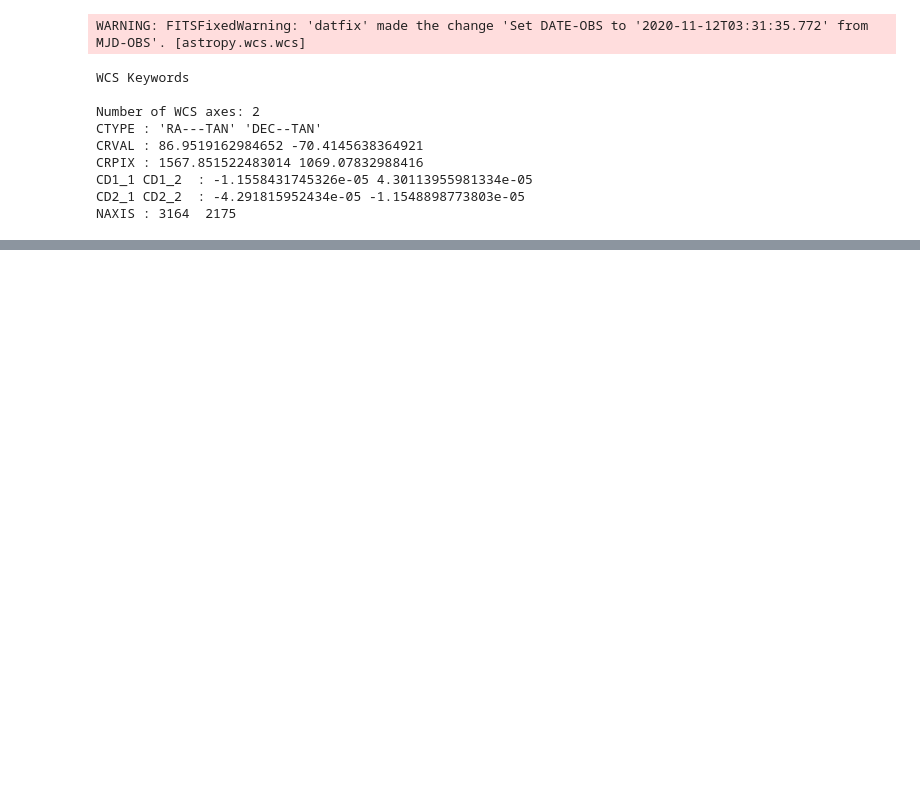
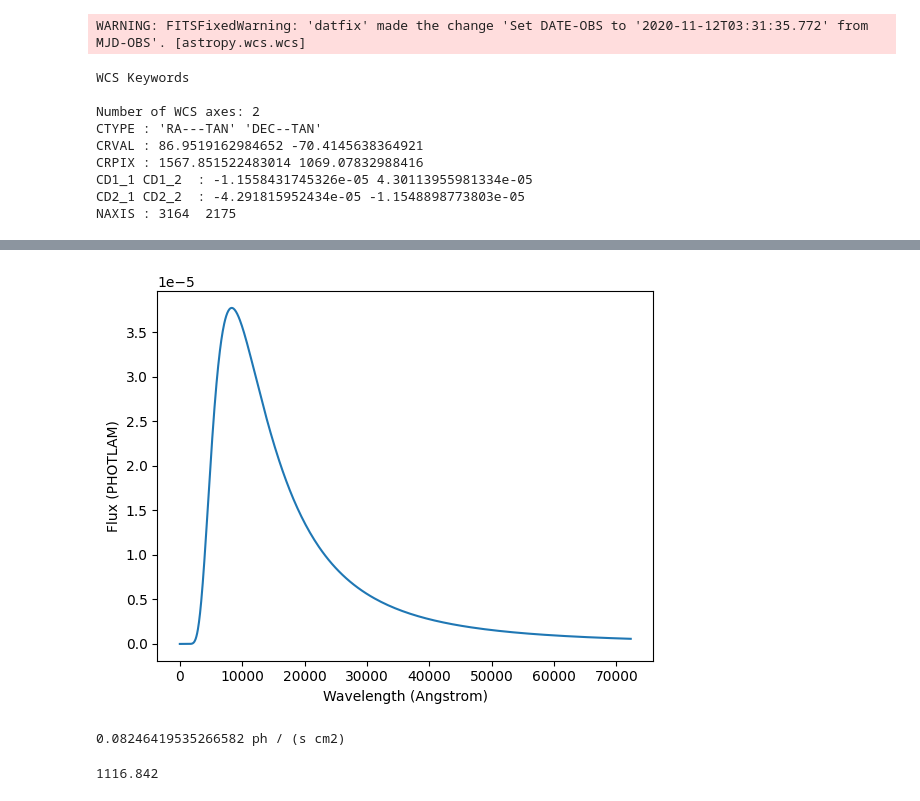
Before and after one commit to pirgalim/SNR-0548-70.4, a Jupyter notebook: spectral_calibration.ipynb, the cells around one changed output, grey strips where cells are left out. Drawn from its saved outputs; the diff is of its cells as text; code cells hidden in the pictures; blank space fills up the shorter version.

```diff
--- a/spectral_calibration.ipynb
+++ b/spectral_calibration.ipynb
@@ -122,0 +110,26 @@ No match.
+# %%
+ab_mag = 19.230339 + (25.3539555559 - 25.3385422158)
+bb_scaled = bb.normalize(19.230339*u.ABmag, band=gaia_bp)
+
+bb_scaled.plot()
+# %% [output]
+[figure, added]
+# %%
+from synphot import Observation
+
+obs = Observation(bb_scaled,gmos_oiii)
+flux = obs.integrate()
+print(flux)
+# %% [output]
+0.08246419535266582 ph / (s cm2)
+# %%
+photon_flux = obs.integrate()         # ph / (s cm2)
+electron_rate = brightest["flux"]     # e- / s, if DAO flux really is total source rate
+
+# K_photon = photon_flux / electron_rate
+
+# print(K_photon)
+
+print(electron_rate)
+# %% [output]
+1116.842
```
Also changed, not shown: parts of 10 cells of this notebook, 3 other files.
